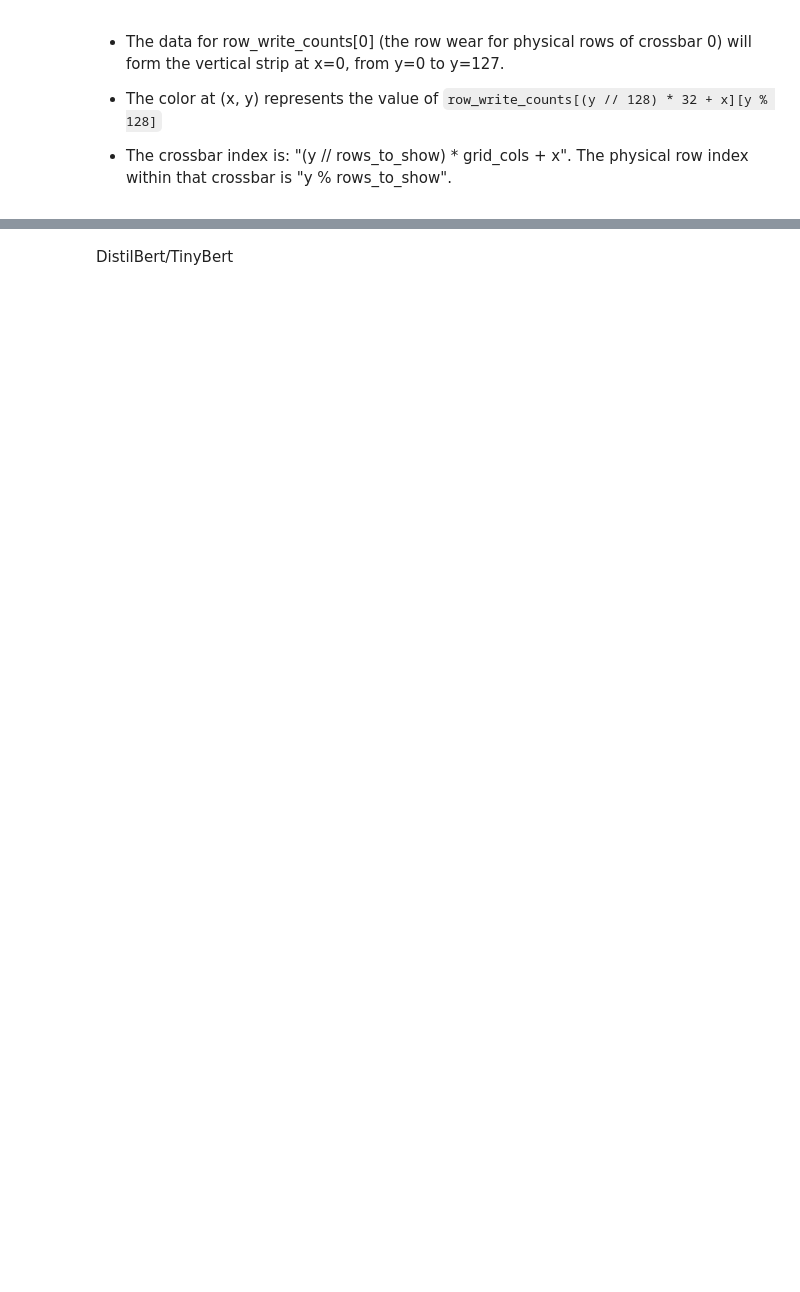
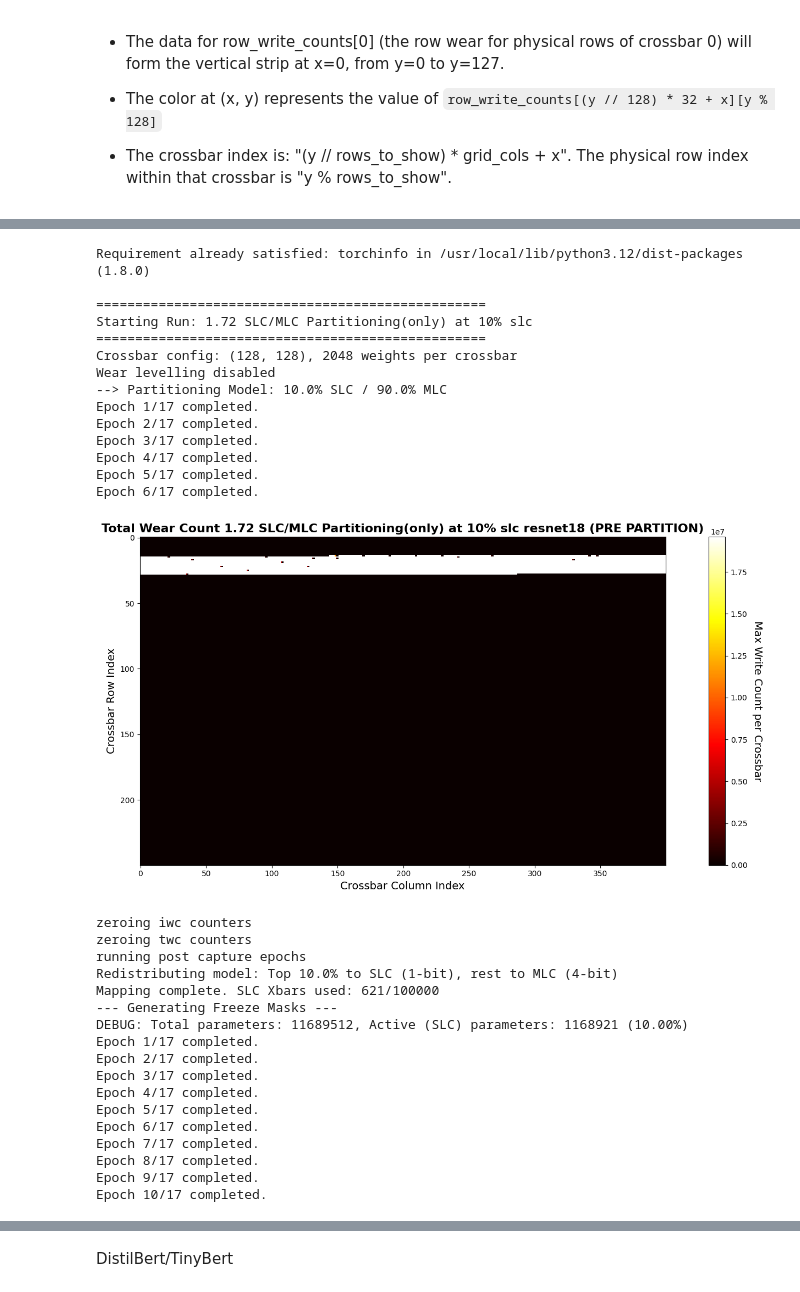
Before and after one commit to Ahbar1999/mtp-pimsimulator, a Jupyter notebook: pimsimulator_v3.ipynb, the cells around one changed output, grey strips where cells are left out. Saved outputs shown, nothing was run; the diff lists cells and outputs as text; code cells hidden in the pictures; blank space fills up the shorter version.

```diff
--- a/pimsimulator_v3.ipynb
+++ b/pimsimulator_v3.ipynb
@@ -1364,7 +1461,7 @@ def run_pim_instance(config, model, train_loader, test_loader, num_classes, uplo
     if not config['partition_enabled']:
       assert(config['epoch_capture_ratio'] == 1.0)
 
-    # 6. Training Loop
+    # 6. Profiling Training Loop
     for epoch in range(int(config['epochs'] * config['epoch_capture_ratio'])):
         model.train()
         for batch_idx, (data, target) in enumerate(train_loader):
@@ -1396,10 +1493,12 @@ def run_pim_instance(config, model, train_loader, test_loader, num_classes, uplo
           _ = upload_image_to_drive_and_get_formula(drive_service, 'heatmap_pre_partition.png', config['name'] +  ' ' + config['model_name'] + ' '+ '(PRE PARTITION).png')
         """ put the below lines back in if you want distinction in heatmaps for pre and post partitions writes """
         """ commenting them out for now because they are affecting twc counters for the whole iteration """
-        # print('zeroing iwc counters')
-        # pim_sim.iwc_counters.fill(0)
-        # print('zeroing twc counters')
-        # pim_sim.twc_counters.fill(0)
+      if zero_out_twc_post_profile or config.get('zero_out_twc_post_profile', False):
+        # zeroing out counters
+        print('zeroing iwc counters')
+        pim_sim.iwc_counters.fill(0)
+        print('zeroing twc counters')
+        pim_sim.twc_counters.fill(0)
 
       print("running post capture epochs")
       pim_sim.logger = pim_sim.log_memory_access_v2
@@ -1424,6 +1523,9 @@ def run_pim_instance(config, model, train_loader, test_loader, num_classes, uplo
               if batch_idx >= config['batches_per_epoch']:
                   break
           print(f"Epoch {epoch+1}/{config['epochs']} completed.")
+
+    # flush the writes
+    pim_sim.perform_remapping(config['k_swaps'])
 
     # 7. Evaluate and Collect Stats
     test_acc = evaluate_accuracy(model, test_loader, device)
@@ -1452,8 +1554,8 @@ def run_pim_instance(config, model, train_loader, test_loader, num_classes, uplo
         "total_writes": int(total_writes),
         "remapping_cost": float(pim_sim.remapping_writes / total_writes),
         # calculate std deviation and variance for crossbars that have recieved > 0 writes
-        "std_dev": non_zero_twc_counters.std(),
-        "variance": non_zero_twc_counters.var(),
+        "std_dev": pim_sim.twc_counters.std(),
+        "variance": pim_sim.twc_counters.var(),
     }
 
     # Free up RAM before the next run
@@ -1588,13 +1721,13 @@ MODEL = "resnet18"
 train_loader, test_loader, num_classes = get_dataloaders(dataset)
 
 configs = [
-    {
-        "name": "1.1 Baseline (No Wear Levelling, No Partitioning)",
-        "model_name": MODEL, "epochs": 10, "batches_per_epoch": 100,
-        "optimizer": OPTIMIZER, "lr": LEARNING_RATE, "num_crossbars": NUM_CROSSBARS, "k_swaps": 25,
-        "epoch_capture_ratio": 1.0, "wear_levelling_enabled": False, "remapping_interval": 1000, 'row_swap_threshold': 2.0,
-        "partition_enabled": False, "slc_ratio": 1.0
-    },
+    # {
+    #     "name": "1.1 Baseline (No Wear Levelling, No Partitioning)",
+    #     "model_name": MODEL, "epochs": 10, "batches_per_epoch": 100,
+    #     "optimizer": OPTIMIZER, "lr": LEARNING_RATE, "num_crossbars": NUM_CROSSBARS, "k_swaps": 25,
+    #     "epoch_capture_ratio": 1.0, "wear_levelling_enabled": False, "remapping_interval": 1000, 'row_swap_threshold': 2.0,
+    #     "partition_enabled": False, "slc_ratio": 1.0
+    # },
     # {
     #     "name": "1.2 (Wear Levelling with Address Remapping)",
     #     "model_name": MODEL, "epochs": 10, "batches_per_epoch": 100,
@@ -1631,12 +1764,19 @@ configs = [
     #     "partition_enabled": True, "slc_ratio": 0.75
     # },
     # {
-    #     "name": "1.7 SLC/MLC Partitioning(only) at 10% slc",
+    #     "name": "1.71 SLC/MLC Partitioning(only) at 10% slc",
     #     "model_name": MODEL, "epochs": 10, "batches_per_epoch": 100,
     #     "optimizer": OPTIMIZER, "lr": LEARNING_RATE, "num_crossbars": NUM_CROSSBARS, "k_swaps": 25,
     #     "epoch_capture_ratio": 0.4, "wear_levelling_enabled": False,"remapping_interval": 1000, 'row_swap_threshold': 2.0,
-    #     "partition_enabled": True, "slc_ratio": 0.10
+    #     "partition_enabled": True, "slc_ratio": 0.10, "zero_out_twc_post_profile": False
     # },
+    {
+        "name": "1.72 SLC/MLC Partitioning(only) at 10% slc",
+        "model_name": MODEL, "epochs": 17, "batches_per_epoch": 100,
+        "optimizer": OPTIMIZER, "lr": LEARNING_RATE, "num_crossbars": NUM_CROSSBARS, "k_swaps": 25,
+        "epoch_capture_ratio": 0.4, "wear_levelling_enabled": False,"remapping_interval": 1000, 'row_swap_threshold': 2.0,
+        "partition_enabled": True, "slc_ratio": 0.10, "zero_out_twc_post_profile": True
+    }
     # {
     #     "name": "1.8 SLC/MLC Partitioning(only) at 25% slc",
     #     "model_name": MODEL, "epochs": 15, "batches_per_epoch": 100,
@@ -1706,31 +1846,65 @@ configs = [
     #     "optimizer": OPTIMIZER, "lr": LEARNING_RATE, "num_crossbars": NUM_CROSSBARS, "k_swaps": 25,
     #     "epoch_capture_ratio": 0.4, "wear_levelling_enabled": False,
     #     "partition_enabled": True, "slc_ratio": 0.001
     # },
 ]
 
 (train_loader, test_loader, num_classes) = get_dataloaders(dataset)
 
 # Run the study
 results = []
 for cfg in configs:
     model_1 = models.resnet18(weights='DEFAULT')
     cfg['dataset_name'] = dataset
 
     # run simulation
-    stats = run_pim_instance(cfg, model_1, train_loader, test_loader, int(num_classes), upload_heatmap=False)
+    stats = run_pim_instance(cfg, model_1, train_loader, test_loader, int(num_classes), upload_heatmap=False, zero_out_twc_post_profile=False)
     results.append(stats)
+    print(stats)
     # print(stats['std_dev'], stats['variance'])
 
     # add heatmap plot link
     # image_uri = upload_image_to_drive_and_get_formula(drive_service, 'heatmap.png', cfg['name'])
     results[-1]['xbar_heatmap'] = ""
 
     # 3. PUSH TO GOOGLE SHEETS
     try:
         log_results_to_sheets(worksheet, cfg, results[-1])
     except Exception as e:
         print(f"Failed to log to Google Sheets: {e}")
 
     # delete the heatmap.png file
     os.remove('heatmap.png')
+# %% [output]
+Requirement already satisfied: torchinfo in /usr/local/lib/python3.12/dist-packages (1.8.0)
+
+==================================================
+Starting Run: 1.72 SLC/MLC Partitioning(only) at 10% slc
+==================================================
+Crossbar config: (128, 128), 2048 weights per crossbar
+Wear levelling disabled
+--> Partitioning Model: 10.0% SLC / 90.0% MLC
+Epoch 1/17 completed.
+Epoch 2/17 completed.
+Epoch 3/17 completed.
+Epoch 4/17 completed.
+Epoch 5/17 completed.
+Epoch 6/17 completed.
+[figure, added]
+zeroing iwc counters
+zeroing twc counters
+running post capture epochs
+Redistributing model: Top 10.0% to SLC (1-bit), rest to MLC (4-bit)
+Mapping complete. SLC Xbars used: 621/100000
+--- Generating Freeze Masks ---
+DEBUG: Total parameters: 11689512, Active (SLC) parameters: 1168921 (10.00%)
+Epoch 1/17 completed.
+Epoch 2/17 completed.
+Epoch 3/17 completed.
+Epoch 4/17 completed.
+Epoch 5/17 completed.
+Epoch 6/17 completed.
+Epoch 7/17 completed.
+Epoch 8/17 completed.
+Epoch 9/17 completed.
+Epoch 10/17 completed.
```
Also changed, not shown: parts of 9 cells of this notebook.
